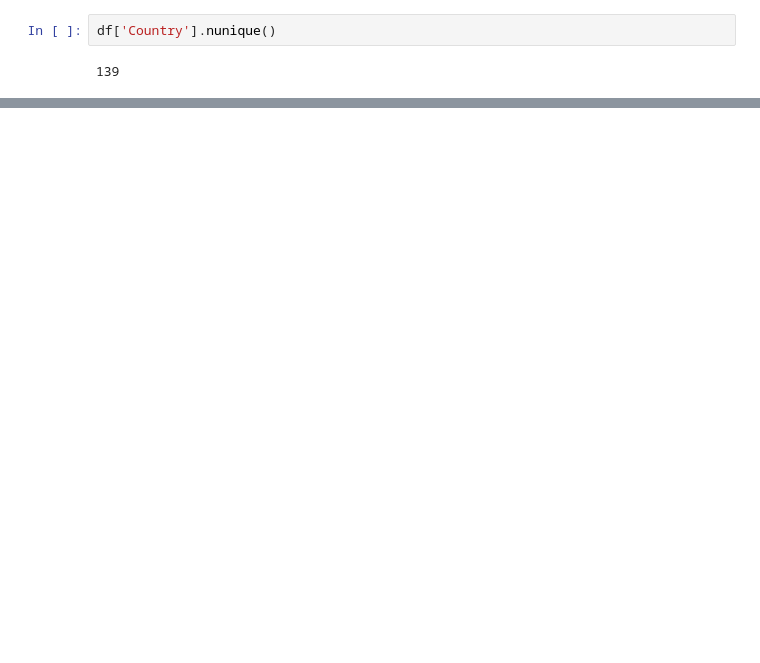
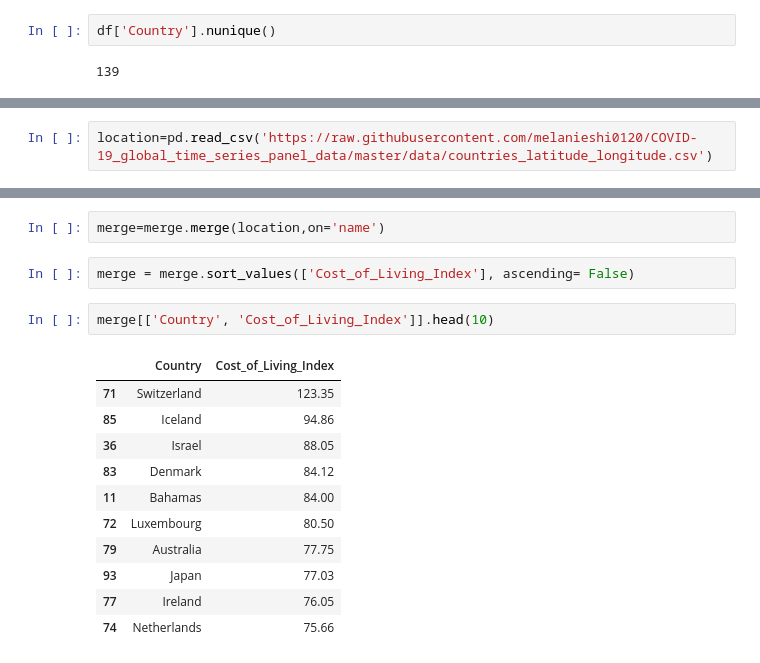
Before and after one commit to ChloeADevine/Cost-of-Living, a Jupyter notebook: Cost of Living.ipynb, the cells around one changed output, grey strips where cells are left out. Drawn from its saved outputs; the diff is of its cells as text; blank space fills up the shorter version.

```diff
--- a/Cost of Living.ipynb
+++ b/Cost of Living.ipynb
@@ -51,0 +90,2 @@ df['Country'].nunique()
+# %%
+location=pd.read_csv('https://raw.githubusercontent.com/melanieshi0120/COVID-19_global_time_series_panel_data/master/data/countries_latitude_longitude.csv')
@@ -51,0 +101,18 @@ df['Country'].nunique()
+# %%
+merge=merge.merge(location,on='name')
+# %%
+merge = merge.sort_values(['Cost_of_Living_Index'], ascending= False)
+# %%
+merge[['Country', 'Cost_of_Living_Index']].head(10)
+# %% [output]
+|  | Country | Cost_of_Living_Index |
+| 71 | Switzerland | 123.35 |
+| 85 | Iceland | 94.86 |
+| 36 | Israel | 88.05 |
+| 83 | Denmark | 84.12 |
+| 11 | Bahamas | 84.00 |
+| 72 | Luxembourg | 80.50 |
+| 79 | Australia | 77.75 |
+| 93 | Japan | 77.03 |
+| 77 | Ireland | 76.05 |
+| 74 | Netherlands | 75.66 |
```
Also changed, not shown: parts of 15 cells of this notebook.
